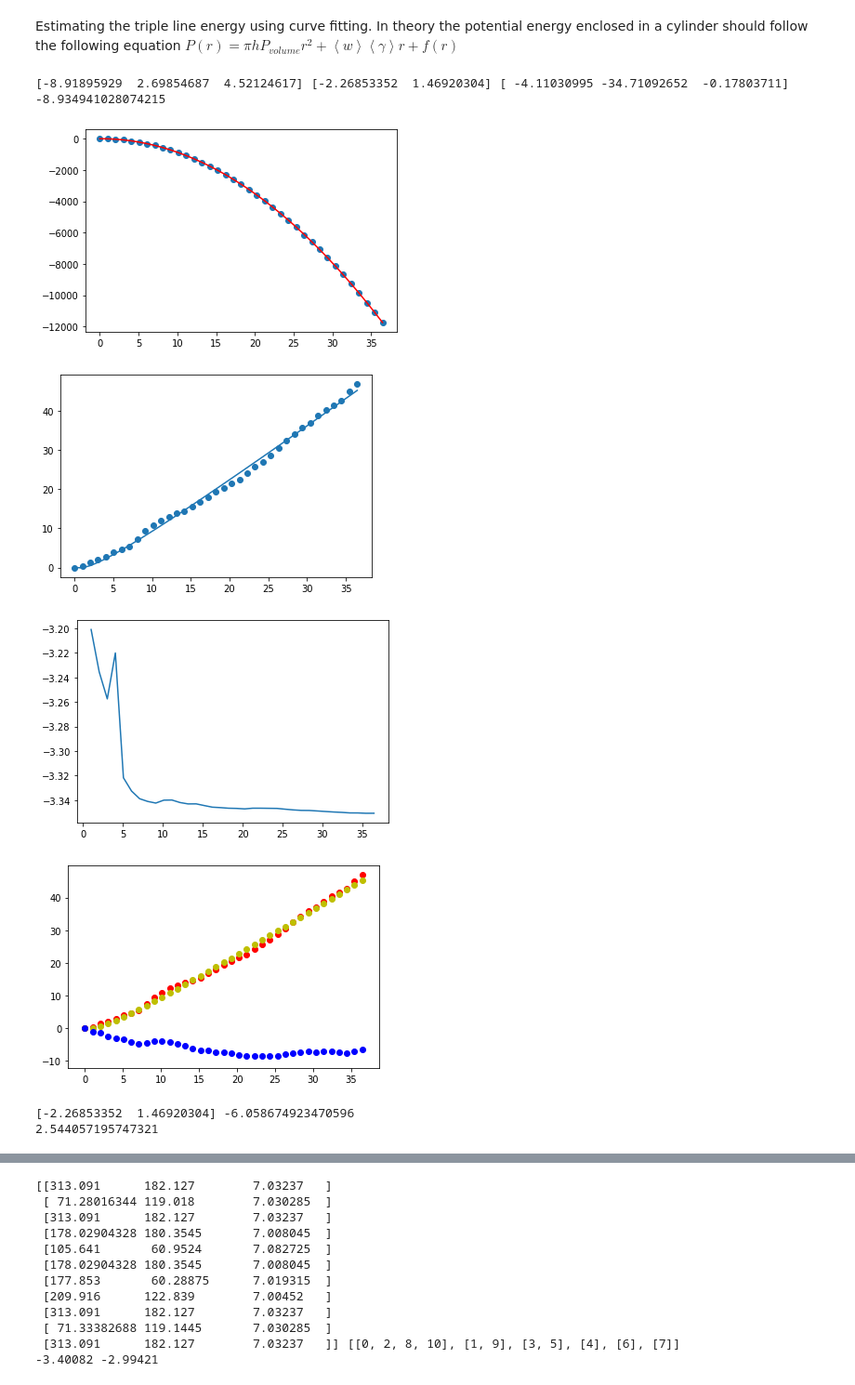
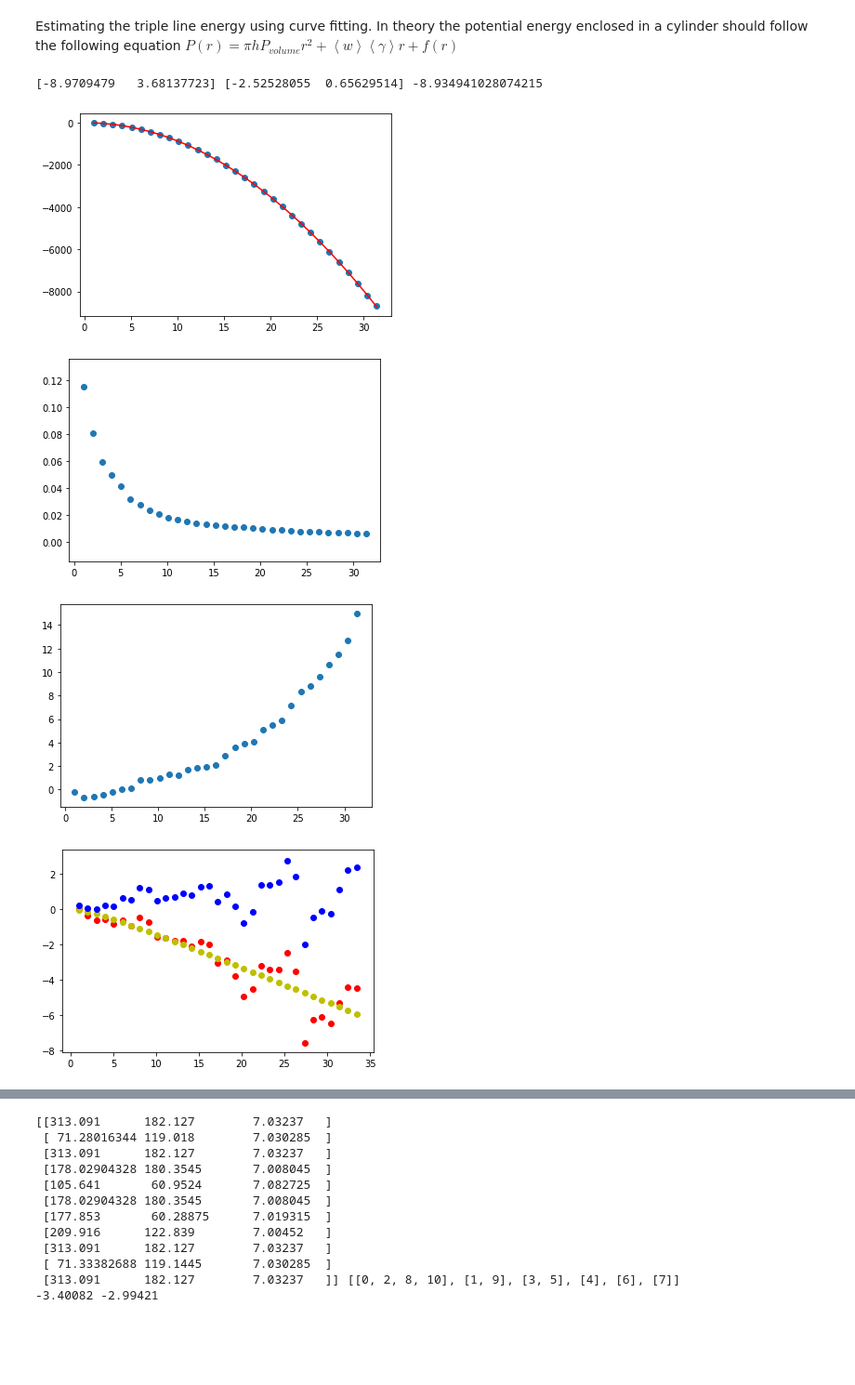
Before and after one commit to PaulTwine/TripleLines.github.io, a Jupyter notebook: TripleLine Fitting.ipynb, the cells around one changed output, grey strips where cells are left out. Shown at 93% size. Saved outputs shown, nothing was run; the diff lists cells and outputs as text; code cells hidden in the pictures; blank space fills up the shorter version.

```diff
--- a/TripleLine Fitting.ipynb
+++ b/TripleLine Fitting.ipynb
@@ -33,8 +33,8 @@ def ProportionalRule(r,m):
     return m*r
 def LinearRule(r,m,c):
     return r*m+c
-def Quadratic(r,a,b,c):
-    return a*r**2+b*r+c
+def Quadratic(r,a,b):
+    return a*r**2+b*r
 def TQuadratic(r,b,c):
     return A*r**2+b*r+c
 def DiffPowerRule(r,a,b):
@@ -73,91 +73,63 @@ lstFitGBExcess = []
 lstExcess2 =[]
 lstExcess3 = []
 lstFitMeanPE = []
-intCol = 0
+intCol = 5
 intPE = objProcess.GetColumnNames().index('c_pe1')
 intVS = objProcess.GetColumnNames().index('VolumetricStrain')
 fltVolume = np.mean(objProcess.GetLatticeAtoms()[:,intVS])
 arrDistance = sc.spatial.distance_matrix(arrTriplePoints[:,0:2],arrTriplePoints[:,0:2])
 fltClosest = np.sort(arrDistance[intCol])[1]
-#fltClosest = 90
+#fltClosest = 400
 fltIncrement = 4.05/4
 lstMeanPE = []
 A =np.median(objProcess.GetLatticeAtoms()[:,intPE])*4*4.05**(-3)*h*np.pi/(1+fltVolume)
 fltMeanLatticePE = np.median(objProcess.FindValuesInCylinder(objProcess.GetLatticeAtoms()[:,0:4],
                                                            arrTriplePoints[intCol],fltClosest/2,h,intPE))
 fltMedianGBPE = np.mean(objProcess.FindValuesInCylinder(objProcess.GetOtherAtoms()[:,0:4],
                                                            arrTriplePoints[intCol],fltClosest/2,h,intPE))
 arrCurrentTripleLine = objProcess.MoveToSimulationCell(arrTriplePoints[intCol])
-for j in range(0,np.floor(fltClosest/(2*fltIncrement)).astype('int')):
+lstBoxAtoms = []
+for j in range(1,np.floor(fltClosest/(2*fltIncrement)).astype('int')):
     r = fltIncrement*j
     lstValues.append(r)
+    boxValues = objProcess.FindValuesInBox(objProcess.GetAtomData()[:,0:4],
+                                                           arrCurrentTripleLine,np.array([r,0,0]),
+                                                           np.array([0,2*a1,0]), np.array([0,0,h]),intPE)
     values = objProcess.FindValuesInCylinder(objProcess.GetAtomData()[:,0:4],
                                              arrCurrentTripleLine, r,h,intPE)
-    valuesL = objProcess.FindValuesInCylinder(objProcess.GetLatticeAtoms()[:,0:4],
-                                             arrCurrentTripleLine, r,h,intPE)
-    valuesGB = objProcess.FindValuesInCylinder(objProcess.GetOtherAtoms()[:,0:4], arrCurrentTripleLine,r,h,intPE)
-    if len(valuesL) == 0:
-        valuesL = values
+    lstBoxAtoms.append((np.sum(boxValues)+3.36*len(boxValues))/len(boxValues))
     lstTotalPE.append(np.sum(values))
-    lstMeanPE.append(np.mean(valuesL))
-    lstGBExcess.append(np.sum(valuesGB)-fltMedianGBPE*len(valuesGB))
-    lstExcess.append(np.sum(values) +3.36000002*len(values))
+    lstExcess.append(np.sum(values) -(lstBoxAtoms[-1]-3.36)*len(values))
 popt, popv = sc.optimize.curve_fit(Quadratic, lstValues,lstTotalPE)
 popt2, popv2 = sc.optimize.curve_fit(FitExcess,lstValues, lstExcess)
-#popt3, popv3 = sc.optimize.curve_fit(Reciprocal,lstValues, lstMeanPE)
 for k, rValue in enumerate(lstValues):
     lstFitQuadratic.append(Quadratic(rValue, *popt))
     lstFitExcess.append(FitExcess(rValue, *popt2))
-    lstExcess2.append(lstExcess[k]-lstFitExcess[k])
-    lstGBExcess2.append(lstGBExcess[k]-popt3[0]*lstValues[k])
-#    lstFitMeanPE.append(Tanh(rValue, *popt3))
-print(popt,popt2,popt3, A)
+print(popt,popt2, A)
 plt.scatter(lstValues, lstTotalPE)
 plt.plot(lstValues, lstFitQuadratic, c='r')
 plt.show()
-lstExcess2 = []
-lstDifference = []
-for j in range(len(lstValues)):
-    lstExcess2.append(lstExcess[j] -popt2[0]*lstValues[j])
-plt.scatter(lstValues, lstExcess)
-plt.plot(lstValues,lstFitExcess)
-#plt.plot(lstValues, np.log(lstFitExcess))
+plt.scatter(lstValues, lstBoxAtoms)
 plt.show()
-#plt.scatter(lstValues, lstExcess3)
-#plt.plot(lstValues, lstFitGBExcess)
-#plt.scatter(lstValues, lstGBExcess2, c= 'r')
+plt.scatter(lstValues,lstExcess)
 plt.show()
-#plt.ylim(-3.36,-3.32)
-plt.plot(lstValues, lstMeanPE)
-#plt.plot(lstValues, lstFitMeanPE)
-plt.show()
 # %% [output]
-[-8.91895929  2.69854687  4.52124617] [-2.26853352  1.46920304] [ -4.11030995 -34.71092652  -0.17803711] -8.934941028074215
+[-8.9709479   3.68137723] [-2.52528055  0.65629514] -8.934941028074215
-[figure, old version]
+[figure, new version]
-[figure, old version]
+[figure, new version]
-[figure, old version]
+[figure, new version]
 # %%
 lstFitFunction = []
 lstTJ = []
 lstGBFit = []
-popt4, popv4 = sc.optimize.curve_fit(FitExcess,lstValues, lstExcess)
 for j,val in enumerate(lstValues):
-    lstFitFunction.append(FitExcess(val, *popt4))
-    #lstTJ.append(lstExcess[j]-lstFitFunction[j])
-    lstTJ.append(lstExcess[j] - popt4[1]*lstValues[j])
-# plt.xlim(0,10)
-# plt.ylim(-5,5)
-#plt.xlim(0,10)
+    lstTJ.append(lstExcess[j] - popt2[1]*lstValues[j])
 plt.scatter(lstValues, lstExcess, c='r')
-plt.scatter(lstValues, lstFitFunction, c='y')
+plt.scatter(lstValues, lstFitExcess, c='y')
 plt.scatter(lstValues, lstTJ, c='b')
 plt.show()
-print(popt4, np.mean(lstTJ))
-print(1-popt4[0]/popt4[1])
 # %% [output]
-[figure, old version]
+[figure, new version]
-[-2.26853352  1.46920304] -6.058674923470596
-2.544057195747321
 # %%
 if np.mod(len(lstTJ),2) ==0:
     lstTJ = lstTJ[:-1]
```
Also changed, not shown: parts of 23 cells of this notebook, 2 other files.
